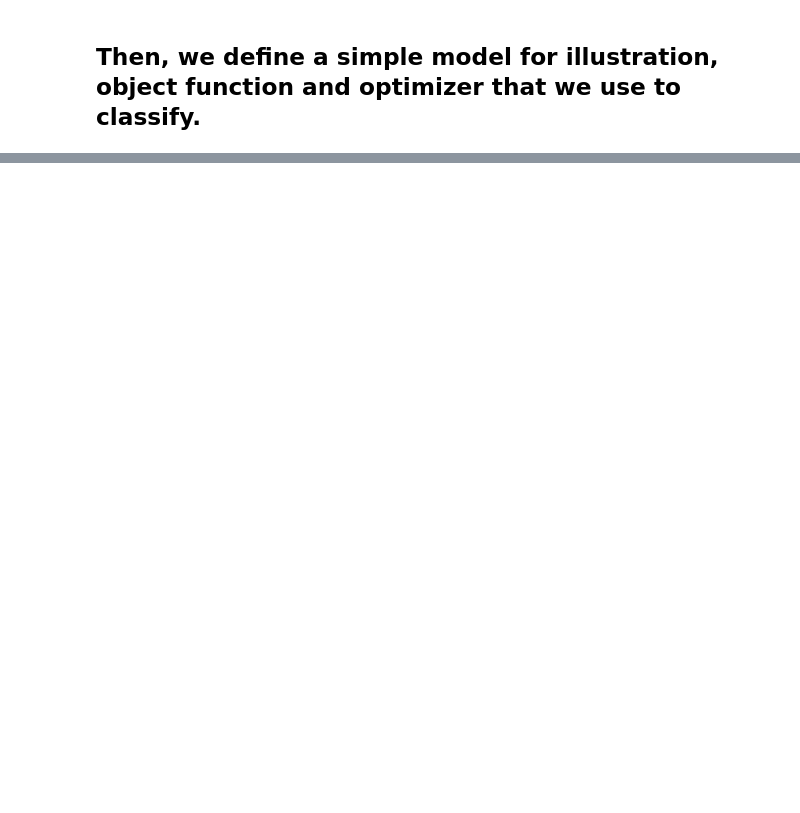
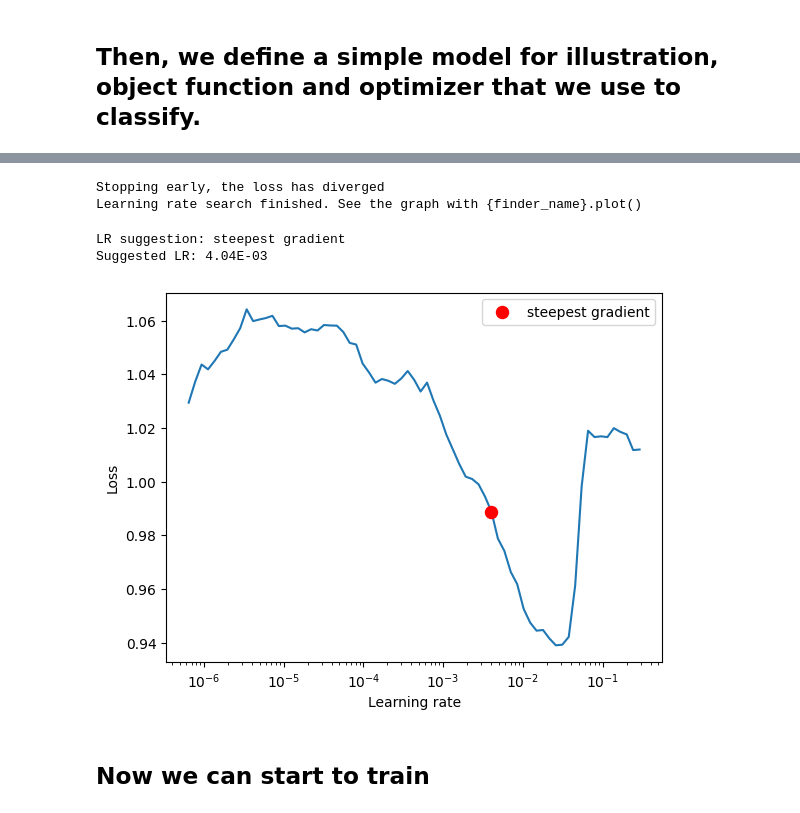
Before and after one commit to autosome-imtf/MPRA-MNIST, a Jupyter notebook: examples/VikramJointDataset_example.ipynb, the cells around one changed output, grey strips where cells are left out. Drawn from its saved outputs; the diff is of its cells as text; code cells hidden in the pictures; blank space fills up the shorter version.

```diff
--- a/examples/VikramJointDataset_example.ipynb
+++ b/examples/VikramJointDataset_example.ipynb
@@ -12,6 +12,11 @@ import torch.nn as nn
 import torch.optim as optim
 import torch.utils.data as data
 # %%
-NUM_EPOCHS = 5
-BATCH_SIZE = 64
-lr = 0.001
+NUM_EPOCHS = 50
+BATCH_SIZE = 1024
+NUM_WORKERS = 16
+lr = 0.01
+device = torch.device("cuda" if torch.cuda.is_available() else "cpu")
+print(device)
+left_flank = VikramJointDataset.LEFT_FLANK # original flanks from human_legnet
+right_flank = VikramJointDataset.RIGHT_FLANK
@@ -205,0 +394,30 @@ test  loss: 0.324  val_pearson:0.667
+# %%
+from torch_lr_finder import LRFinder
+import matplotlib.pyplot as plt
+
+model = HumanLegNet(in_ch=4, output_dim = len(train_dataset[0][1]),
+                                 stem_ch=64,
+                                 stem_ks=11,
+                                 ef_ks=9,
+                                 ef_block_sizes=[80, 96, 112, 128],
+                                 pool_sizes=[2,2,2,2],
+                                 resize_factor=4)
+optimizer = torch.optim.AdamW(model.parameters(), lr=1e-7, weight_decay = 0.01,)
+
+criterion = nn.MSELoss()
+# %%
+lr_finder = LRFinder(model, optimizer, criterion, device="cuda")
+# %%
+lr_finder.range_test(train_loader, start_lr=1e-7, end_lr=10, num_iter=100)
+# %% [output]
+Stopping early, the loss has diverged
+Learning rate search finished. See the graph with {finder_name}.plot()
+# %%
+lr_finder.plot()
+plt.show()
+# %% [output]
+LR suggestion: steepest gradient
+Suggested LR: 4.04E-03
+[figure, added]
+# %% [markdown]
+##  Now we can start to train
```
Also changed, not shown: parts of 15 cells of this notebook, 2 other files.
